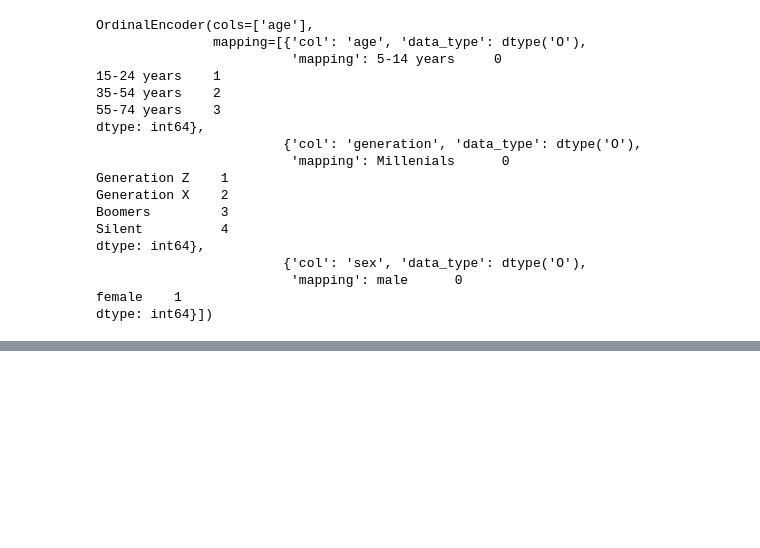
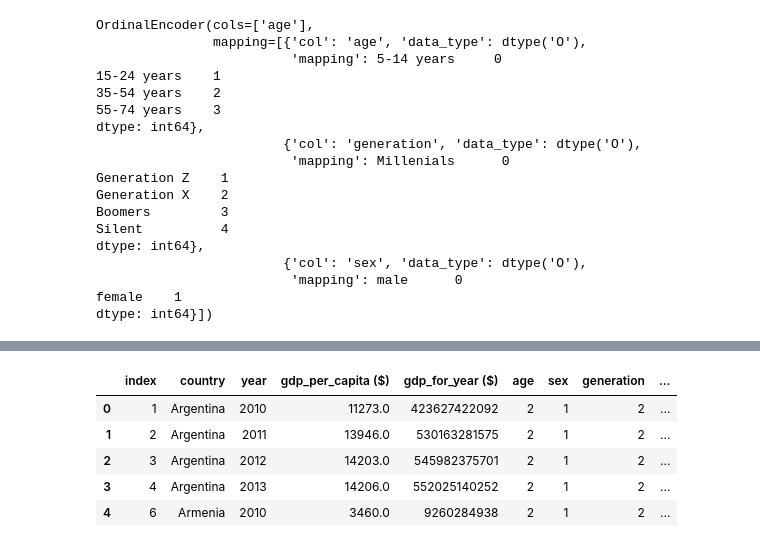
Before and after one commit to j220493/panelDataModelling, a Jupyter notebook: 2. Data Preparation.ipynb, the cells around one changed output, grey strips where cells are left out. Drawn from its saved outputs; the diff is of its cells as text; code cells hidden in the pictures; blank space fills up the shorter version.

```diff
--- a/2. Data Preparation.ipynb
+++ b/2. Data Preparation.ipynb
@@ -172,0 +177,26 @@ array([ 2,  3,  4,  5,  7, 10, 11, 12, 13, 14, 15, 16, 17, 21, 22, 26, 27,
+# %%
+# Rolling window function
+def create_dataset(data, columns):
+    auxDf1 = data.reset_index().copy()
+    auxDf2 = auxDf1.copy()
+    auxDf2['index'] = auxDf2['index'] + 1
+    rezDF = pd.merge(auxDf1.drop(columns=columns),
+                     auxDf2[columns + ['index', 'country']], on=['index', 'country'],
+                    how='inner')
+    return rezDF
+# %%
+# Rolling window
+TrainDF = create_dataset(TrainDF, ['population', 'suicides_no'])
+TestDF = create_dataset(TestDF, ['population', 'suicides_no'])
+# %%
+# renaming columns
+TrainDF.rename(columns={'population': 'population-1', 'suicides_no': 'suicides_no-1'}, inplace=True)
+TestDF.rename(columns={'population': 'population-1', 'suicides_no': 'suicides_no-1'}, inplace=True)
+TrainDF.head()
+# %% [output]
+|  | index | country | year | gdp_per_capita ($) | gdp_for_year ($) | age | sex | generation | ... |
+| 0 | 1 | Argentina | 2010 | 11273.0 | 423627422092 | 2 | 1 | 2 | ... |
+| 1 | 2 | Argentina | 2011 | 13946.0 | 530163281575 | 2 | 1 | 2 | ... |
+| 2 | 3 | Argentina | 2012 | 14203.0 | 545982375701 | 2 | 1 | 2 | ... |
+| 3 | 4 | Argentina | 2013 | 14206.0 | 552025140252 | 2 | 1 | 2 | ... |
+| 4 | 6 | Armenia | 2010 | 3460.0 | 9260284938 | 2 | 1 | 2 | ... |
```
Also changed, not shown: parts of 14 cells of this notebook.
